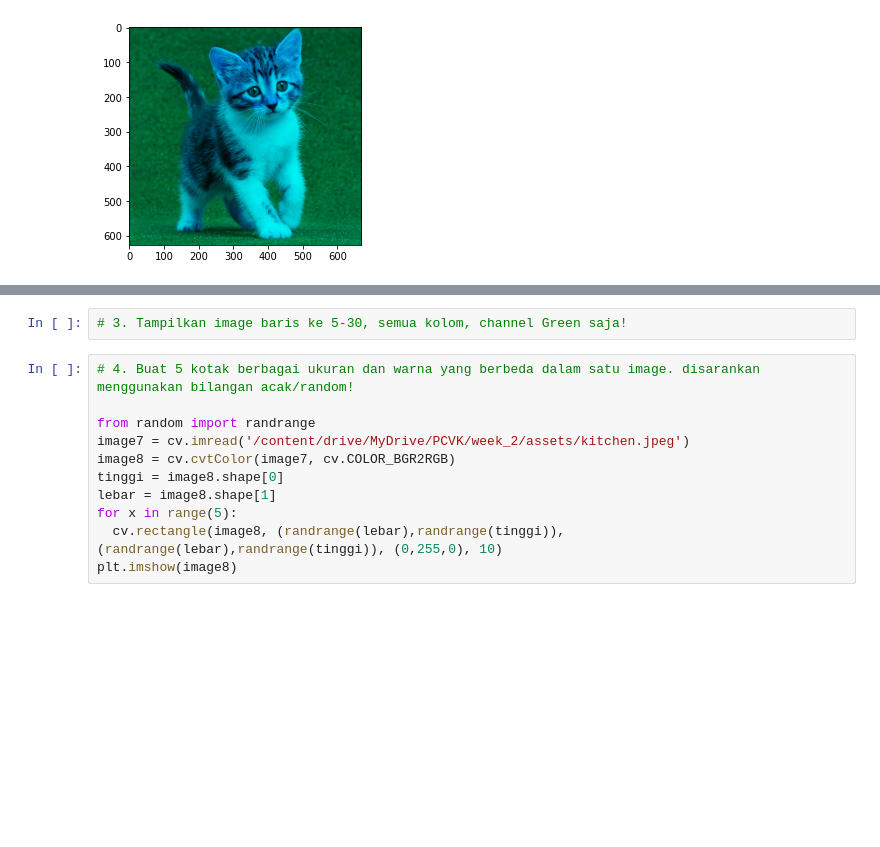
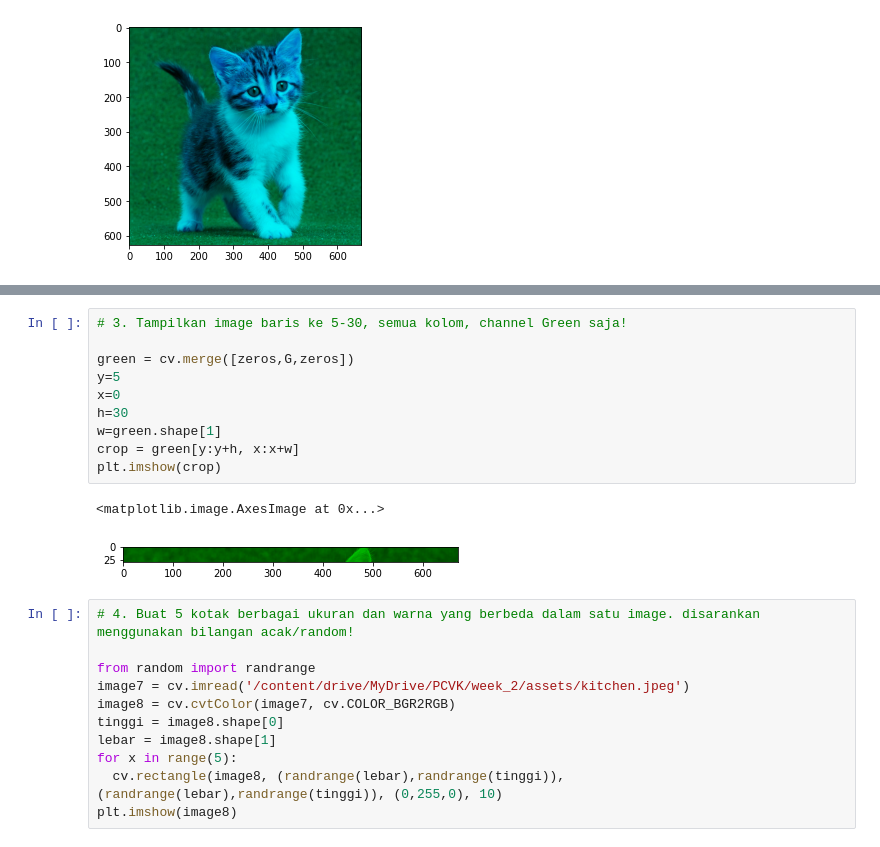
Before and after one commit to syaifuddinzuhri/PCVK_Genap_2022, a Jupyter notebook: week2.ipynb, the cells around one changed output, grey strips where cells are left out. Cells and saved outputs as stored; diff of their text form; blank space fills up the shorter version.

```diff
--- a/week2.ipynb
+++ b/week2.ipynb
@@ -268,5 +278,16 @@ plt.imshow(crop)
 # %%
 # 3. Tampilkan image baris ke 5-30, semua kolom, channel Green saja!
+
+green = cv.merge([zeros,G,zeros])
+y=5
+x=0
+h=30
+w=green.shape[1]
+crop = green[y:y+h, x:x+w]
+plt.imshow(crop)
+# %% [output]
+<matplotlib.image.AxesImage at 0x...>
+[figure, added]
 # %%
 # 4. Buat 5 kotak berbagai ukuran dan warna yang berbeda dalam satu image. disarankan menggunakan bilangan acak/random!
 
```
Also changed, not shown: parts of 2 cells of this notebook.
